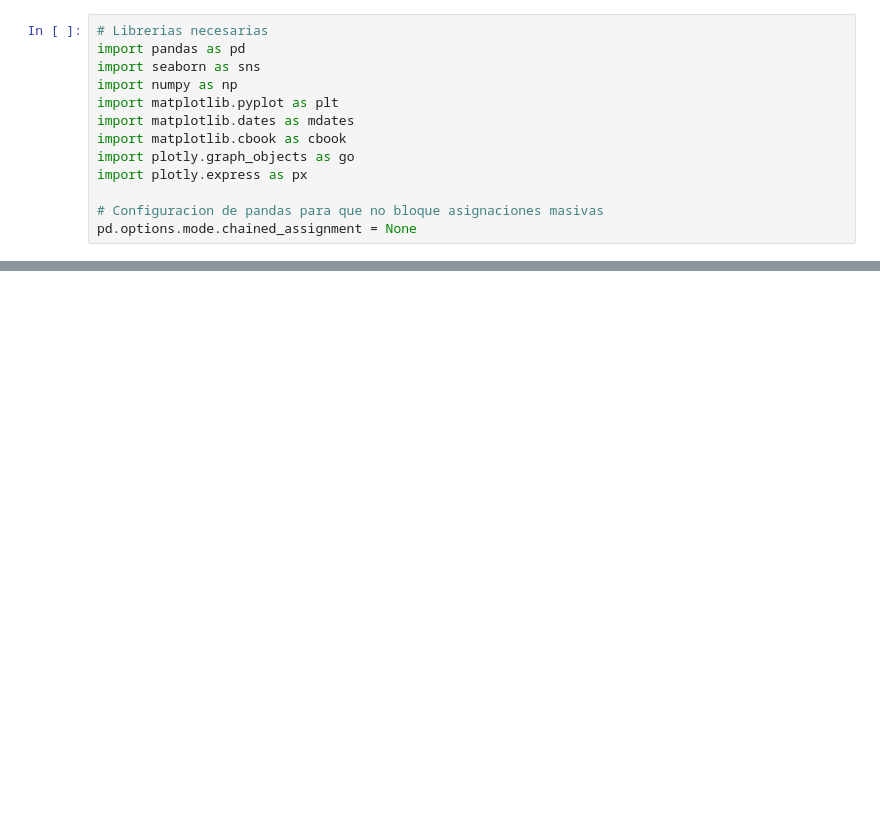
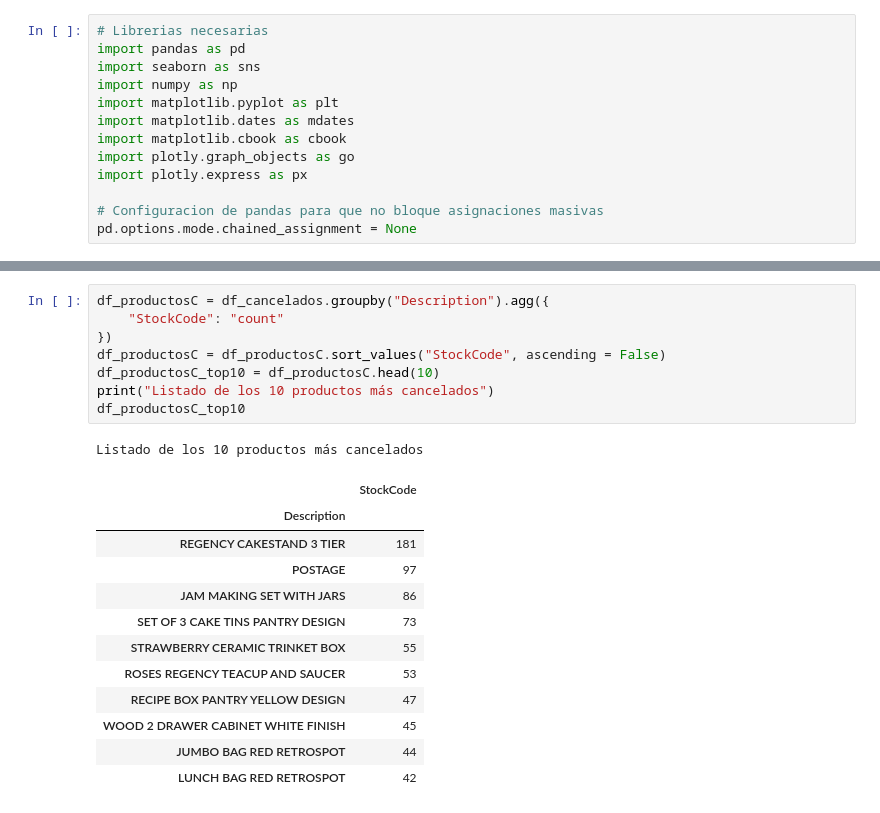
Before and after one commit to cirssax/VisualizacionDatos, a Jupyter notebook: notebooks/P2_EDA.ipynb, the cells around one changed output, grey strips where cells are left out. Drawn from its saved outputs; the diff is of its cells as text; blank space fills up the shorter version.

```diff
--- a/notebooks/P2_EDA.ipynb
+++ b/notebooks/P2_EDA.ipynb
@@ -36,0 +137,22 @@ print("===================================================================")
+# %%
+df_productosC = df_cancelados.groupby("Description").agg({
+    "StockCode": "count"
+})
+df_productosC = df_productosC.sort_values("StockCode", ascending = False)
+df_productosC_top10 = df_productosC.head(10)
+print("Listado de los 10 productos más cancelados")
+df_productosC_top10
+# %% [output]
+Listado de los 10 productos más cancelados
+|  | StockCode |
+| Description |  |
+| REGENCY CAKESTAND 3 TIER | 181 |
+| POSTAGE | 97 |
+| JAM MAKING SET WITH JARS | 86 |
+| SET OF 3 CAKE TINS PANTRY DESIGN | 73 |
+| STRAWBERRY CERAMIC TRINKET BOX | 55 |
+| ROSES REGENCY TEACUP AND SAUCER | 53 |
+| RECIPE BOX PANTRY YELLOW DESIGN | 47 |
+| WOOD 2 DRAWER CABINET WHITE FINISH | 45 |
+| JUMBO BAG RED RETROSPOT | 44 |
+| LUNCH BAG RED RETROSPOT | 42 |
```
Also changed, not shown: parts of 7 cells of this notebook.
